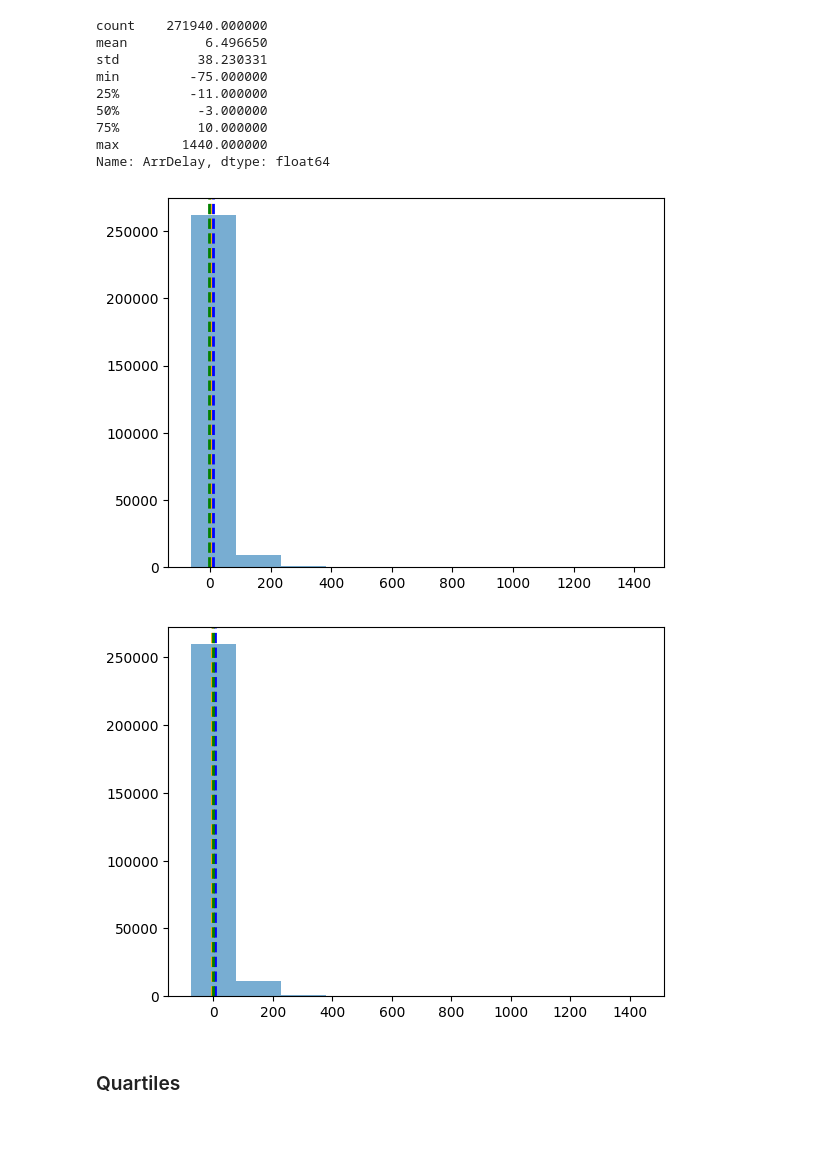
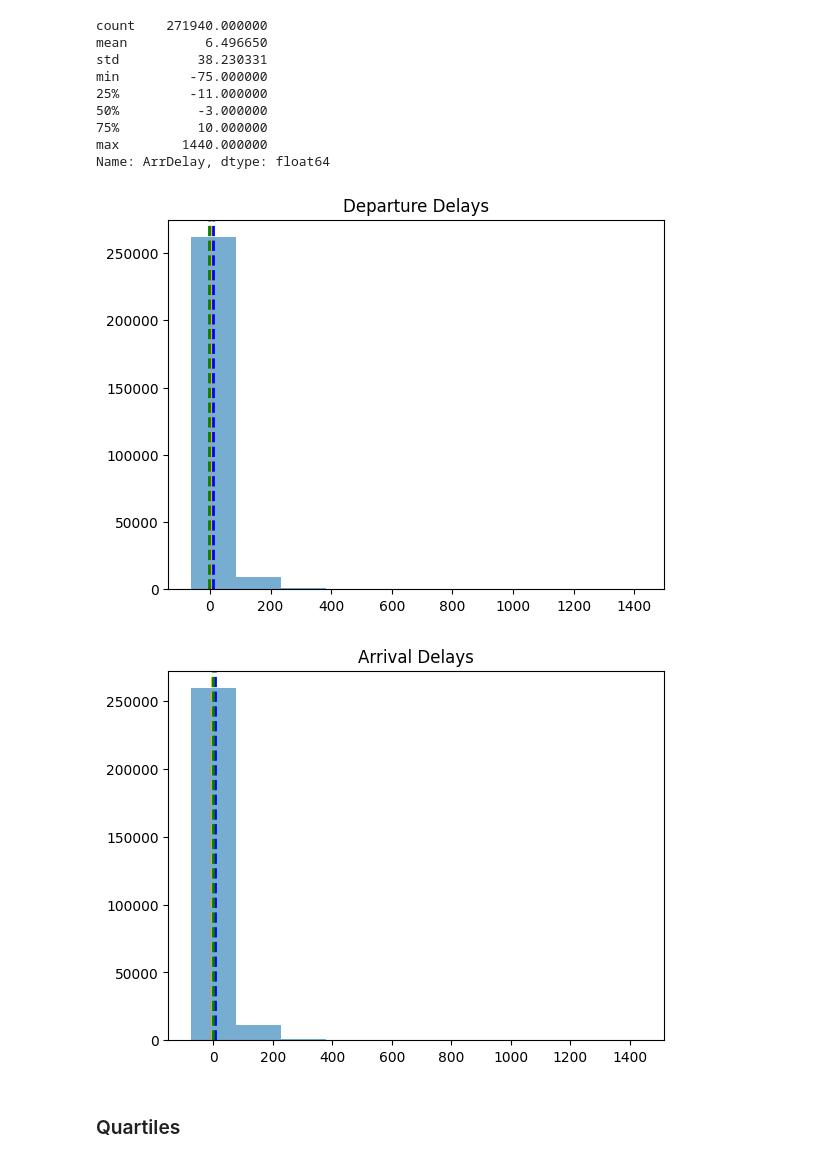
Before and after one commit to maisoehn/ml-basics, a Jupyter notebook: challenges/01 - Flights Challenge.ipynb, the cells around one changed output. Saved outputs shown, nothing was run; the diff lists cells and outputs as text; code cells hidden in the pictures; blank space fills up the shorter version.

```diff
--- a/challenges/01 - Flights Challenge.ipynb
+++ b/challenges/01 - Flights Challenge.ipynb
@@ -222,33 +222,34 @@ Name: ArrDelay, dtype: float64
 # %%
 # Histogram for "DepDelay"
 plt.hist(
     df_flights['DepDelay'],
     alpha = 0.6
 )
 # Mean
 plt.axvline(
     df_flights['DepDelay'].mean(),
     color = 'blue',
     linestyle = 'dashed',
     linewidth = 2
 )
 # Median
 plt.axvline(
     df_flights['DepDelay'].median(),
     color = 'orange',
     linestyle = 'dashed',
     linewidth = 2
 )
 # Mode
 plt.axvline(
     df_flights['DepDelay'].mode()[0],
     color = 'green',
     linestyle = 'dashed',
     linewidth = 2
 )
+plt.title('Departure Delays')
 plt.show()
 # %% [output]
-[figure, old version]
+[figure, new version]
 # %%
 # Histogram for "ArrDelay"
 plt.hist(
@@ -276,9 +277,10 @@ plt.axvline(
     linestyle = 'dashed',
     linewidth = 2
 )
+plt.title('Arrival Delays')
 plt.show()
 # %% [output]
-[figure, old version]
+[figure, new version]
 # %% [markdown]
 ### Quartiles
 # %%
```
Also changed, not shown: parts of 32 cells of this notebook.
